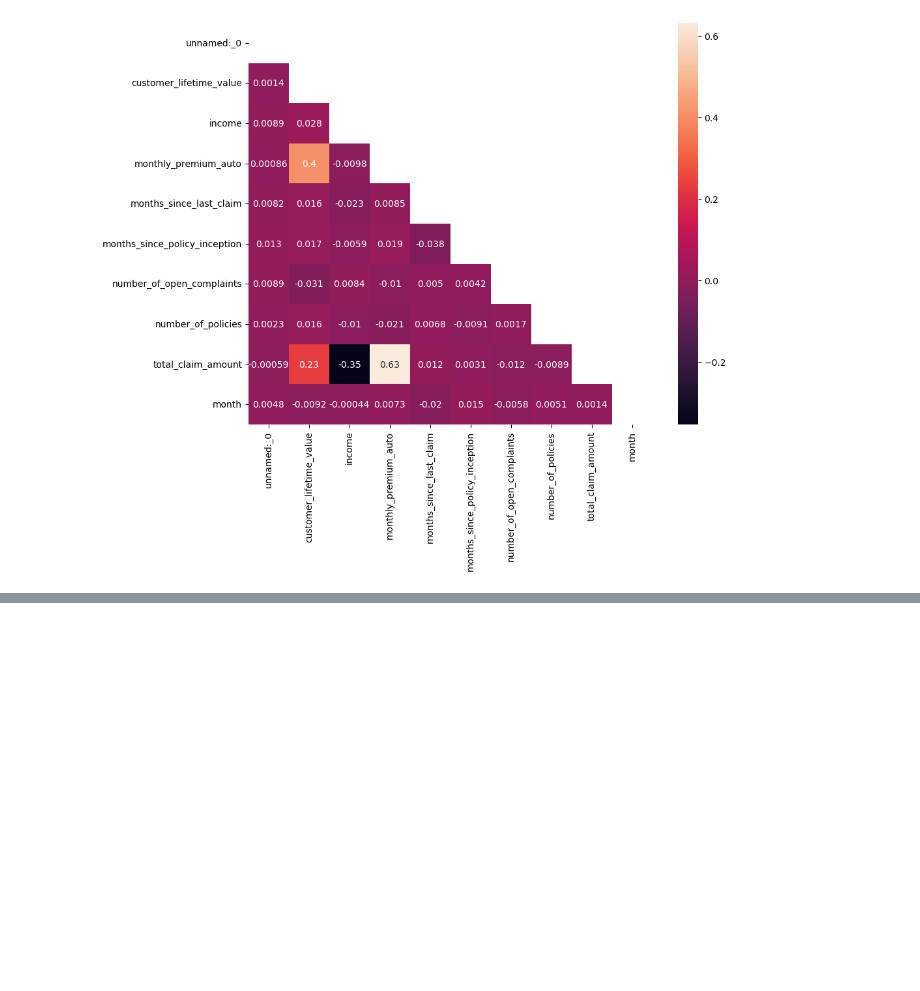
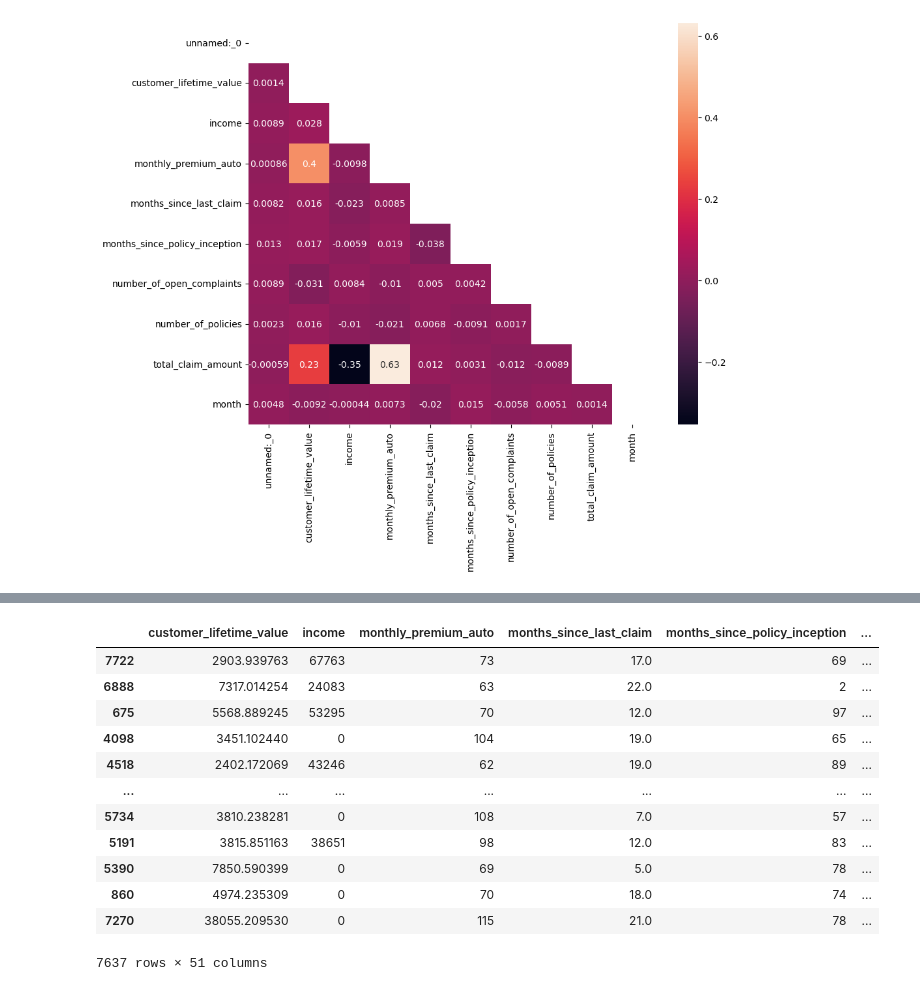
Before and after one commit to Tetiana93/lab-customer-analysis-round-2, a Jupyter notebook: lab-customer-analysis-round-2.ipynb, the cells around one changed output, grey strips where cells are left out. Saved outputs shown, nothing was run; the diff lists cells and outputs as text; code cells hidden in the pictures; blank space fills up the shorter version.

```diff
--- a/lab-customer-analysis-round-2.ipynb
+++ b/lab-customer-analysis-round-2.ipynb
@@ -569,0 +692,16 @@ plt.show()
+# %%
+X_train
+# %% [output]
+|  | customer_lifetime_value | income | monthly_premium_auto | months_since_last_claim | months_since_policy_inception | ... |
+| 7722 | 2903.939763 | 67763 | 73 | 17.0 | 69 | ... |
+| 6888 | 7317.014254 | 24083 | 63 | 22.0 | 2 | ... |
+| 675 | 5568.889245 | 53295 | 70 | 12.0 | 97 | ... |
+| 4098 | 3451.102440 | 0 | 104 | 19.0 | 65 | ... |
+| 4518 | 2402.172069 | 43246 | 62 | 19.0 | 89 | ... |
+| ... | ... | ... | ... | ... | ... | ... |
+| 5734 | 3810.238281 | 0 | 108 | 7.0 | 57 | ... |
+| 5191 | 3815.851163 | 38651 | 98 | 12.0 | 83 | ... |
+| 5390 | 7850.590399 | 0 | 69 | 5.0 | 78 | ... |
+| 860 | 4974.235309 | 0 | 70 | 18.0 | 74 | ... |
+| 7270 | 38055.209530 | 0 | 115 | 21.0 | 78 | ... |
+7637 rows × 51 columns
```
Also changed, not shown: parts of 17 cells of this notebook.
